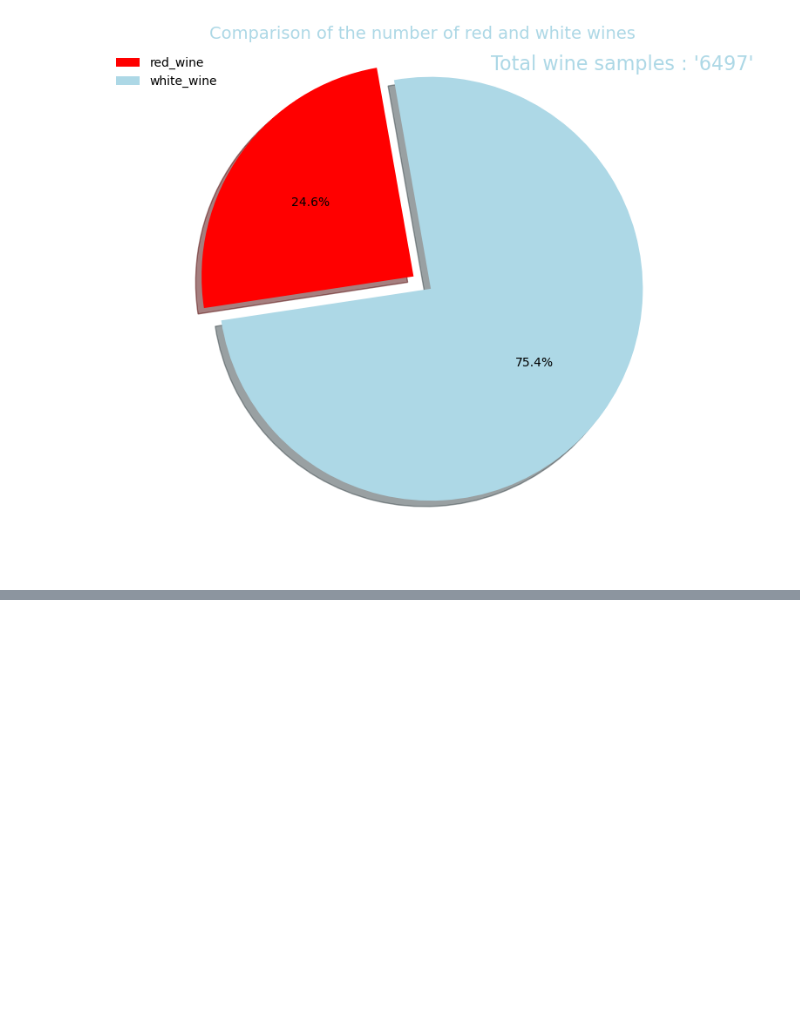
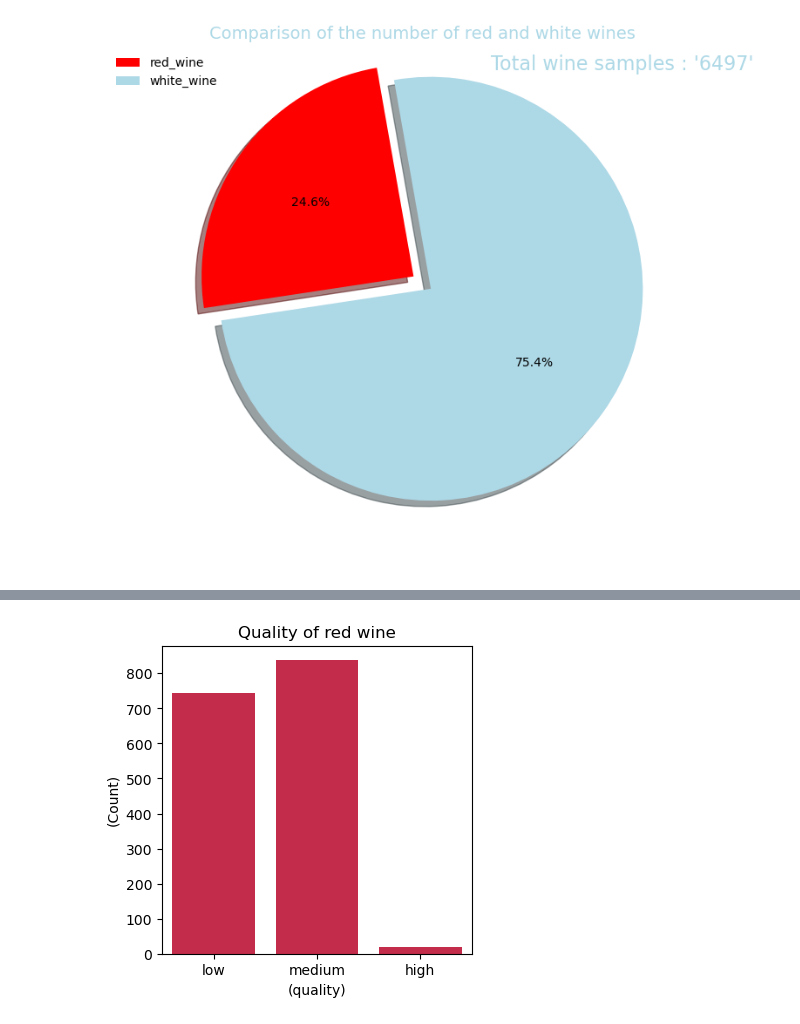
Before and after one commit to MarjilaRahmaty/Project1-Wine-analysis, a Jupyter notebook: Wine-EDA.ipynb, the cells around one changed output, grey strips where cells are left out. Saved outputs shown, nothing was run; the diff lists cells and outputs as text; code cells hidden in the pictures; blank space fills up the shorter version.

```diff
--- a/Wine-EDA.ipynb
+++ b/Wine-EDA.ipynb
@@ -490,0 +512,12 @@ plt.show()
+# %%
+plt.figure(figsize=(4, 4))  # Size of the plot
+sns.countplot(x=red_wine["quality_label"],  order=[
+              "low", "medium", "high"], color="crimson")
+plt.title("Quality of red wine")
+plt.xlabel("(quality)")
+plt.ylabel("(Count)")
+#plt.xticks()
+
+plt.show()
+# %% [output]
+[figure, added]
```
Also changed, not shown: parts of 1 cell of this notebook.
